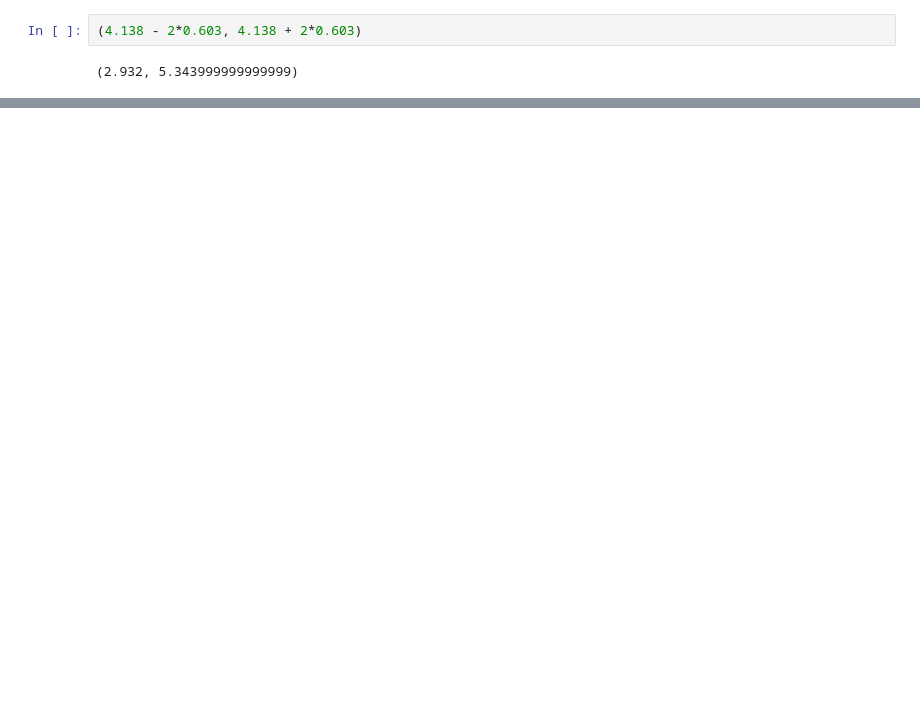
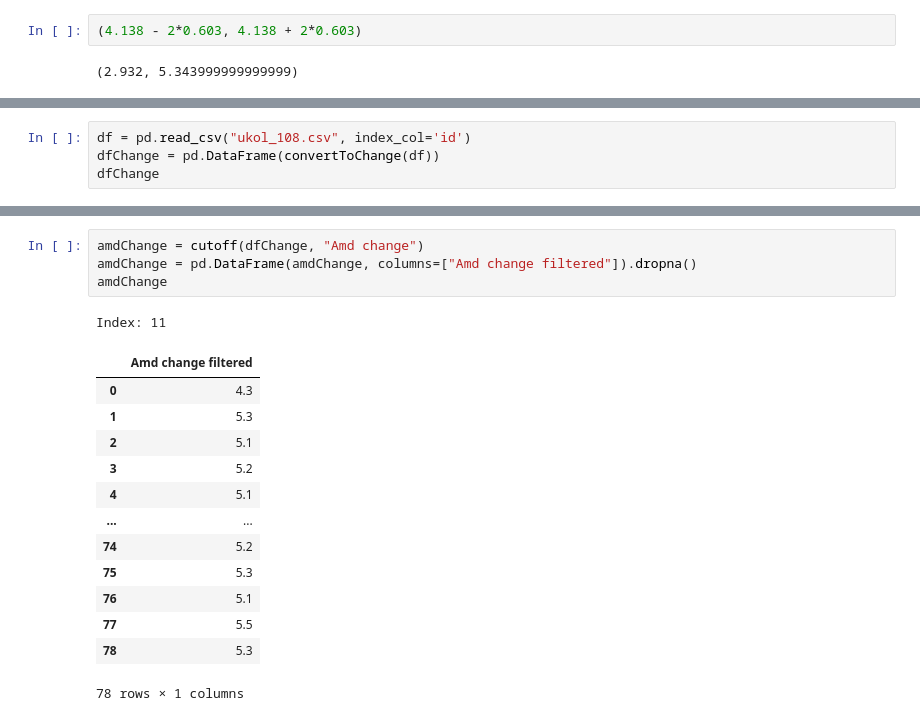
Before and after one commit to BoushiSeikatsu/PS, a Jupyter notebook: first_homework.ipynb, the cells around one changed output, grey strips where cells are left out. Saved outputs shown, nothing was run; the diff lists cells and outputs as text; blank space fills up the shorter version.

```diff
--- a/first_homework.ipynb
+++ b/first_homework.ipynb
@@ -404,0 +412,4 @@ chebyshevRule(filteredDf, "Nvidia change filtered")
+# %%
+df = pd.read_csv("ukol_108.csv", index_col='id')
+dfChange = pd.DataFrame(convertToChange(df))
+dfChange
@@ -404,0 +458,19 @@ chebyshevRule(filteredDf, "Nvidia change filtered")
+# %%
+amdChange = cutoff(dfChange, "Amd change")
+amdChange = pd.DataFrame(amdChange, columns=["Amd change filtered"]).dropna()
+amdChange
+# %% [output]
+Index: 11
+|  | Amd change filtered |
+| 0 | 4.3 |
+| 1 | 5.3 |
+| 2 | 5.1 |
+| 3 | 5.2 |
+| 4 | 5.1 |
+| ... | ... |
+| 74 | 5.2 |
+| 75 | 5.3 |
+| 76 | 5.1 |
+| 77 | 5.5 |
+| 78 | 5.3 |
+78 rows × 1 columns
```
Also changed, not shown: parts of 28 cells of this notebook, 10 other files.
